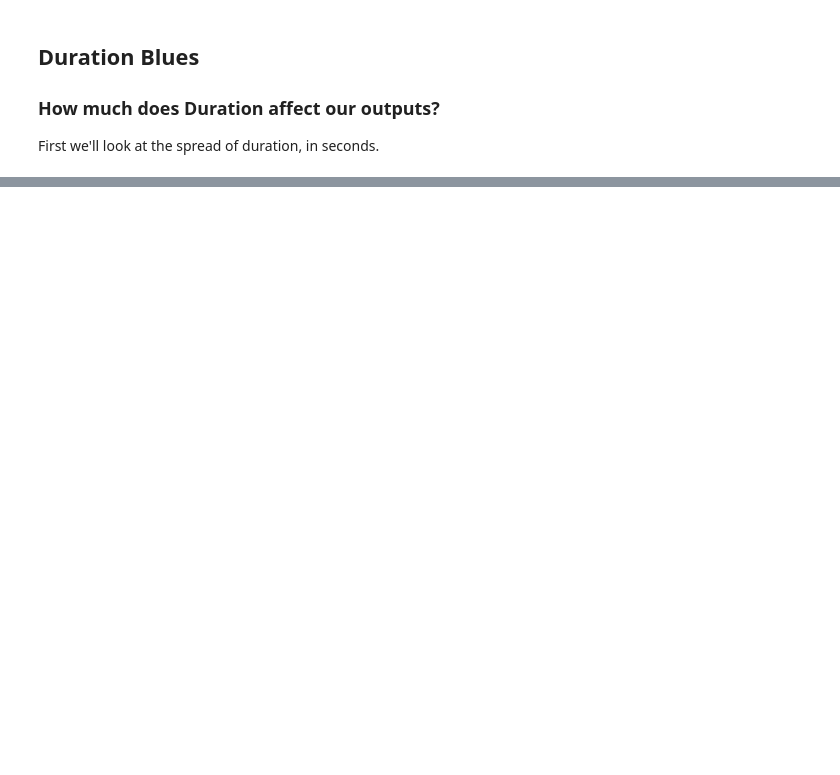
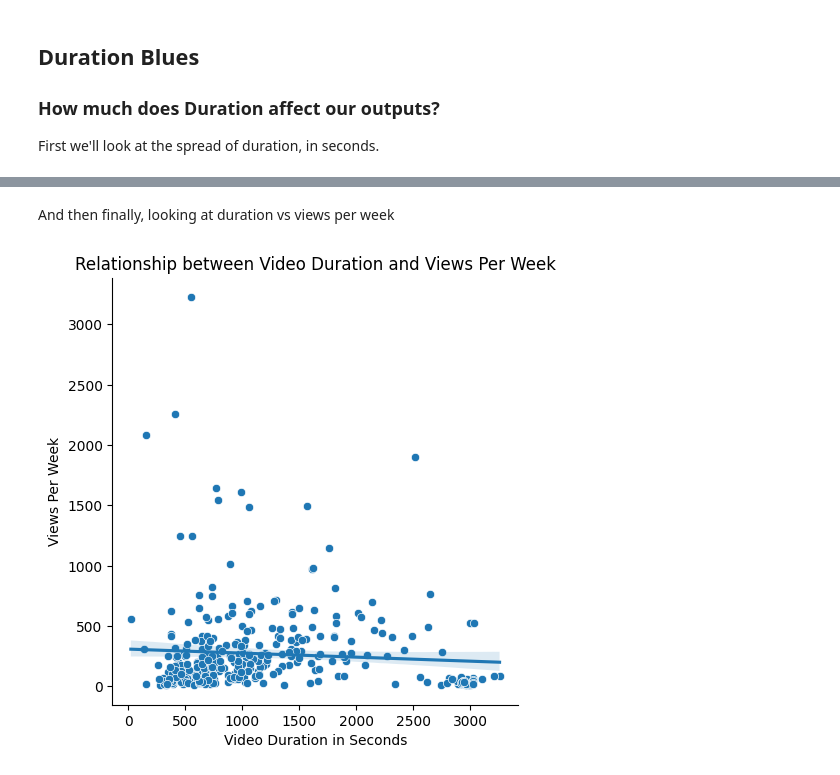
Before and after one commit to LeeJavaa/final_year_project, a Jupyter notebook: analysis/data-analysis.ipynb, the cells around one changed output, grey strips where cells are left out. Cells and saved outputs as stored; diff of their text form; code cells hidden in the pictures; blank space fills up the shorter version.

```diff
--- a/analysis/data-analysis.ipynb
+++ b/analysis/data-analysis.ipynb
@@ -45,0 +70,13 @@ plt.show()
+# %% [markdown]
+And then finally, looking at duration vs views per week
+# %%
+g = sns.relplot(x=duration, y=df['views_per_week'], palette="viridis", kind='scatter')
+sns.regplot(x=duration, y=df['views_per_week'], data=df, ax=g.ax, scatter=False)
+
+plt.title("Relationship between Video Duration and Views Per Week")
+plt.xlabel("Video Duration in Seconds")
+plt.ylabel("Views Per Week")
+
+plt.show()
+# %% [output]
+[figure, added]
```
Also changed, not shown: parts of 27 cells of this notebook.
